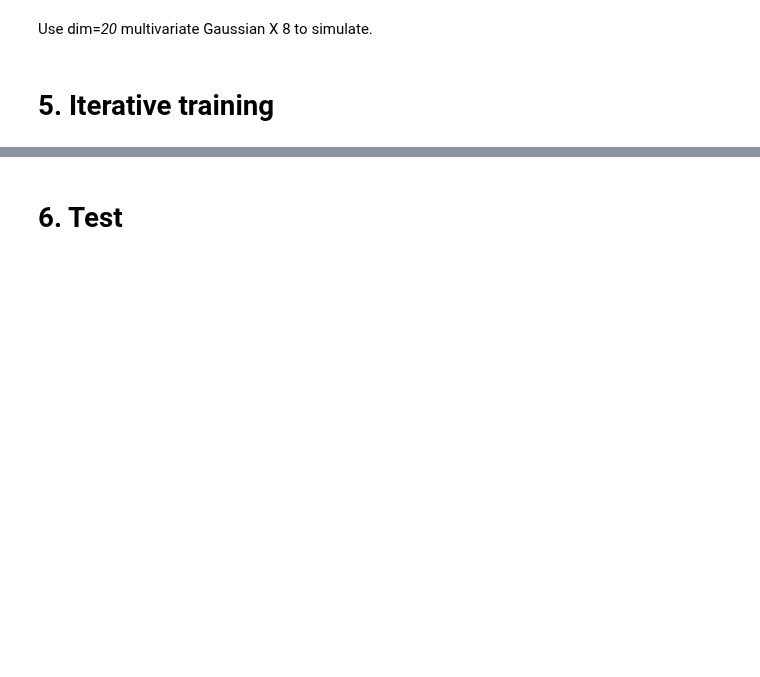
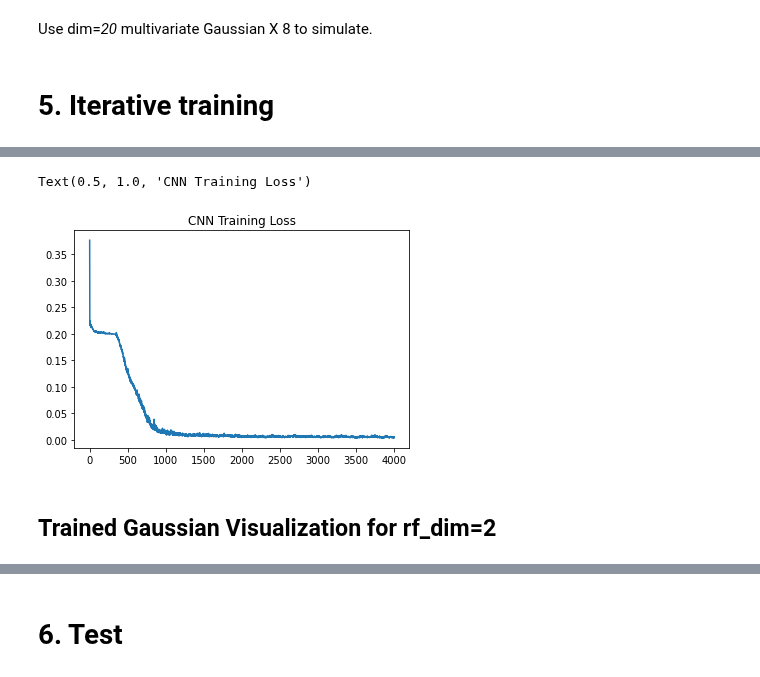
Before and after one commit to Pengchengzhi/Face-Alignment-DRF, a Jupyter notebook: main.ipynb, the cells around one changed output, grey strips where cells are left out. Saved outputs shown, nothing was run; the diff lists cells and outputs as text; code cells hidden in the pictures; blank space fills up the shorter version.

```diff
--- a/main.ipynb
+++ b/main.ipynb
@@ -351,3 +374,11 @@ NME(Ocular): 299.1204643249512
+# %%
+plt.plot(torch.arange(num_epochs),cnn_loss_hist)
+plt.title('CNN Training Loss')
+# %% [output]
+Text(0.5, 1.0, 'CNN Training Loss')
+[figure, added]
+# %% [markdown]
+## Trained Gaussian Visualization for rf_dim=2
 # %%
 x = train_label_rf[:,0].cpu()
 y = train_label_rf[:,1].cpu()
```
Also changed, not shown: parts of 15 cells of this notebook.
